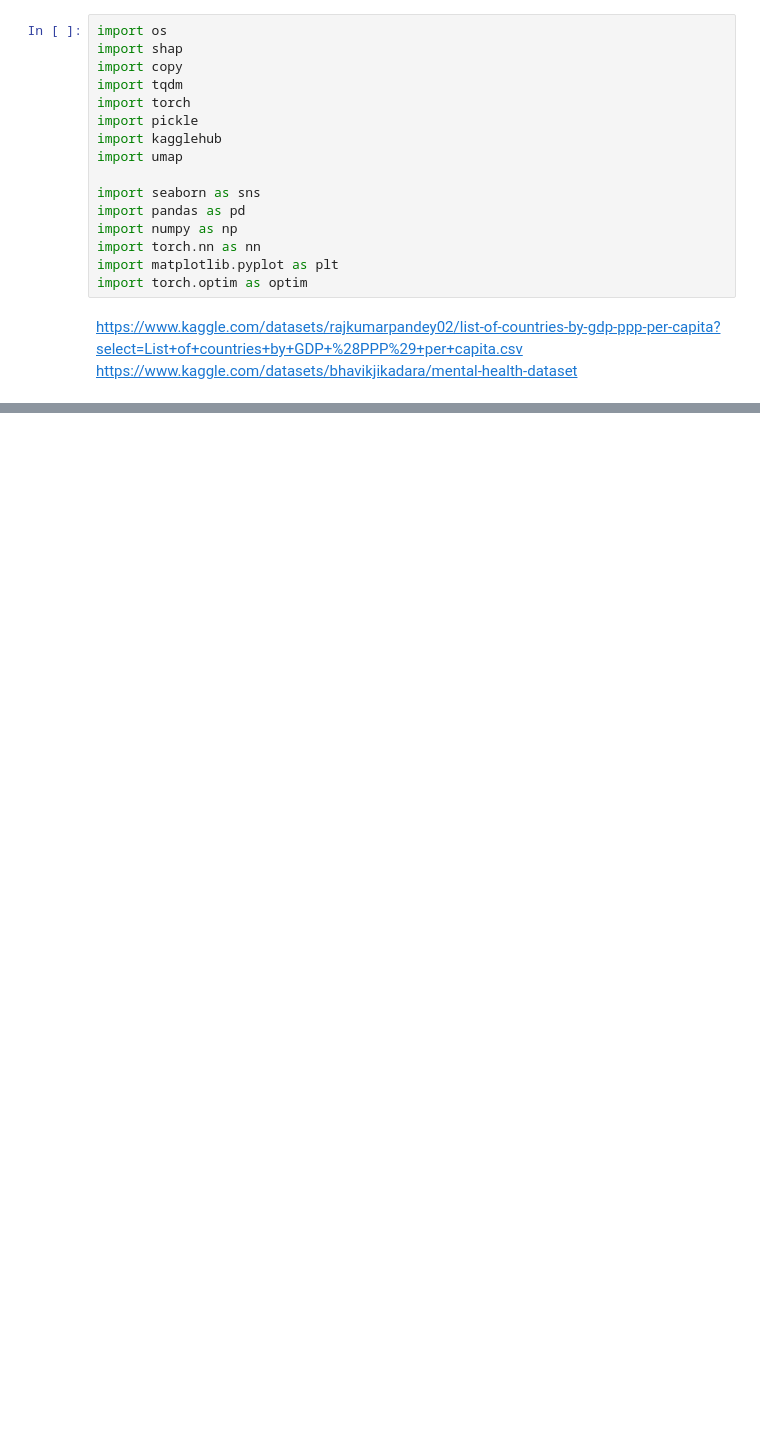
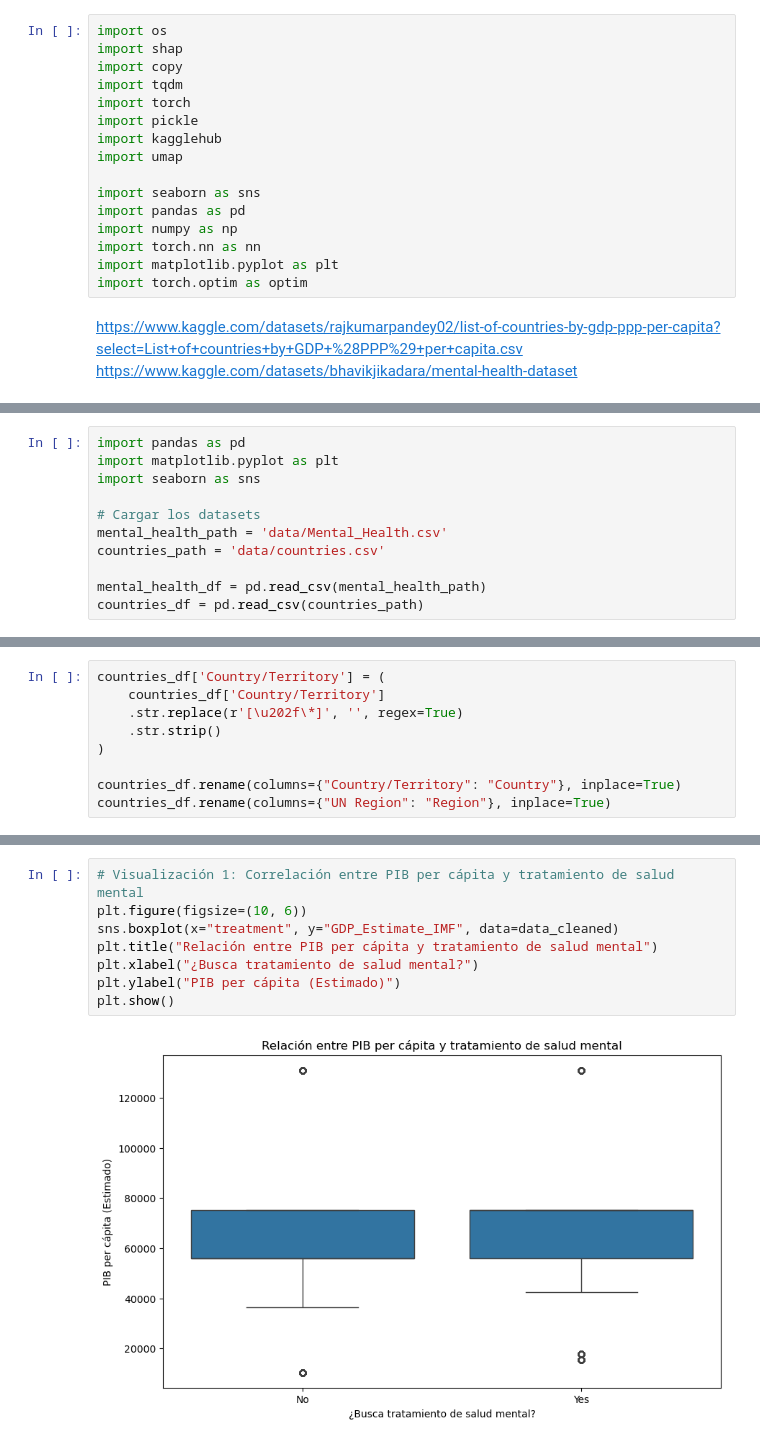
Before and after one commit to jdbarrio/visualizacion_PR, a Jupyter notebook: notebook/notebook.ipynb, the cells around one changed output, grey strips where cells are left out. Drawn from its saved outputs; the diff is of its cells as text; blank space fills up the shorter version.

```diff
--- a/notebook/notebook.ipynb
+++ b/notebook/notebook.ipynb
@@ -39,0 +20,11 @@ Warning: Looks like you're using an outdated `kagglehub` version, please conside
+# %%
+import pandas as pd
+import matplotlib.pyplot as plt
+import seaborn as sns
+
+# Cargar los datasets
+mental_health_path = 'data/Mental_Health.csv'
+countries_path = 'data/countries.csv'
+
+mental_health_df = pd.read_csv(mental_health_path)
+countries_df = pd.read_csv(countries_path)
@@ -39,0 +82,9 @@ Warning: Looks like you're using an outdated `kagglehub` version, please conside
+# %%
+countries_df['Country/Territory'] = (
+    countries_df['Country/Territory']
+    .str.replace(r'[\u202f\*]', '', regex=True)
+    .str.strip()
+)
+
+countries_df.rename(columns={"Country/Territory": "Country"}, inplace=True)
+countries_df.rename(columns={"UN Region": "Region"}, inplace=True)
@@ -48,0 +249,10 @@ health.head()
+# %%
+# Visualización 1: Correlación entre PIB per cápita y tratamiento de salud mental
+plt.figure(figsize=(10, 6))
+sns.boxplot(x="treatment", y="GDP_Estimate_IMF", data=data_cleaned)
+plt.title("Relación entre PIB per cápita y tratamiento de salud mental")
+plt.xlabel("¿Busca tratamiento de salud mental?")
+plt.ylabel("PIB per cápita (Estimado)")
+plt.show()
+# %% [output]
+[figure, added]
```
Also changed, not shown: parts of 34 cells of this notebook.
